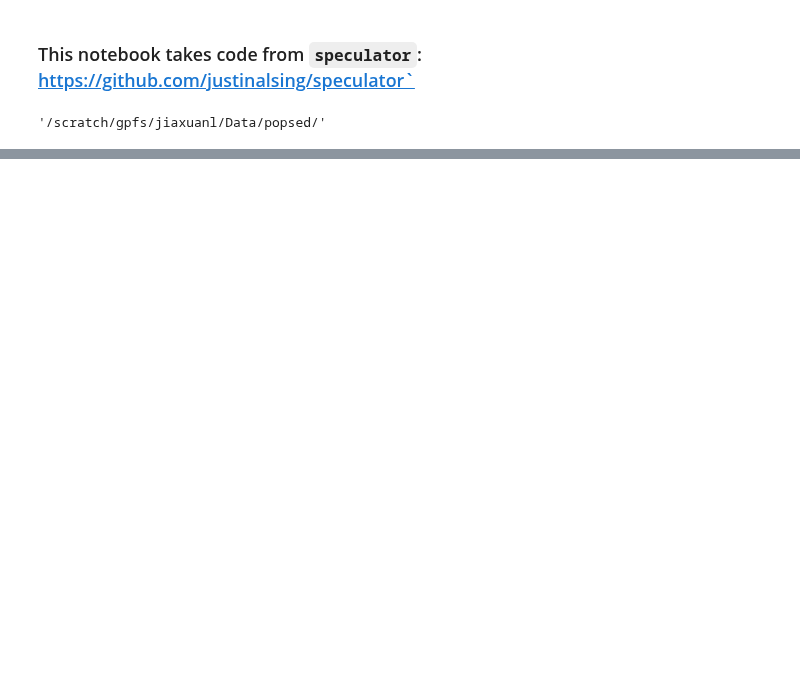
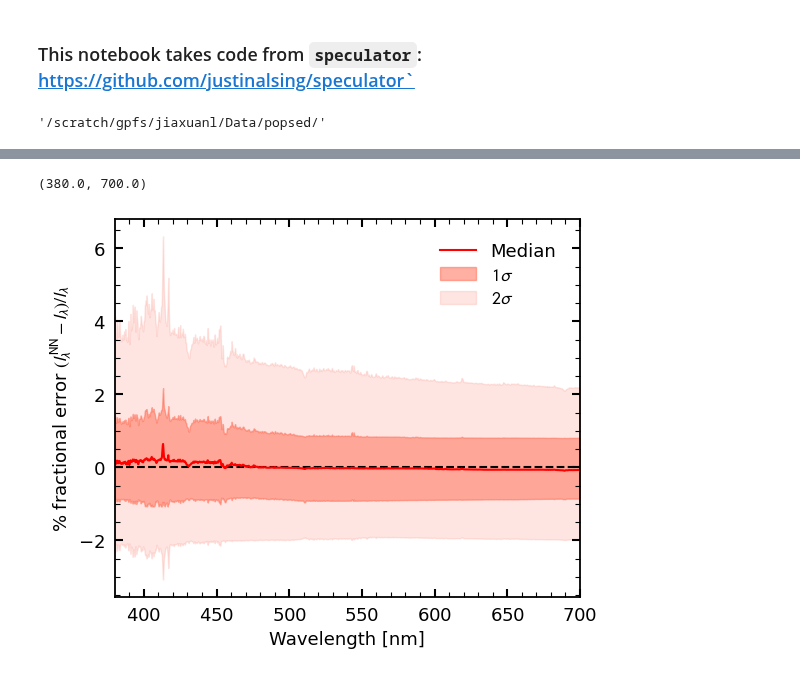
Before and after one commit to AstroJacobLi/popsed, a Jupyter notebook: notebooks/forward_model/NN_emulator.ipynb, the cells around one changed output, grey strips where cells are left out. Drawn from its saved outputs; the diff is of its cells as text; code cells hidden in the pictures; blank space fills up the shorter version.

```diff
--- a/notebooks/forward_model/NN_emulator.ipynb
+++ b/notebooks/forward_model/NN_emulator.ipynb
@@ -299,0 +88,23 @@ array([3.99986334e+01, 3.29345369e-01, 2.32492731e-02, 1.58397839e-02,
+# %%
+x = np.arange(3800, 7000, 2) / 10
+plt.plot(x, np.median(diff, axis=0), color='r', label='Median')
+plt.fill_between(x,
+                 np.percentile(diff, (1 - norm.cdf(1)) * 100, axis=0),
+                 np.percentile(diff, norm.cdf(1) * 100, axis=0), alpha=0.5, color='tomato', label=r'$1\sigma$')
+
+plt.fill_between(x,
+                 np.percentile(diff, (1 - norm.cdf(2)) * 100, axis=0),
+                 np.percentile(diff, norm.cdf(2) * 100, axis=0), alpha=0.2, color='salmon', label=r'$2\sigma$')
+
+#plt.ylim(-0.008, 0.008)
+
+plt.ylabel(r'% fractional error $(l_{\lambda}^{\mathrm{NN}} - l_{\lambda})/l_{\lambda}$')
+plt.xlabel('Wavelength [nm]')
+
+plt.hlines(0, 380, 700, ls='--', color='k')
+plt.legend()
+
+plt.xlim(380, 700)
+# %% [output]
+(380.0, 700.0)
+[figure, added]
```
Also changed, not shown: parts of 51 cells of this notebook, 3 other files.
